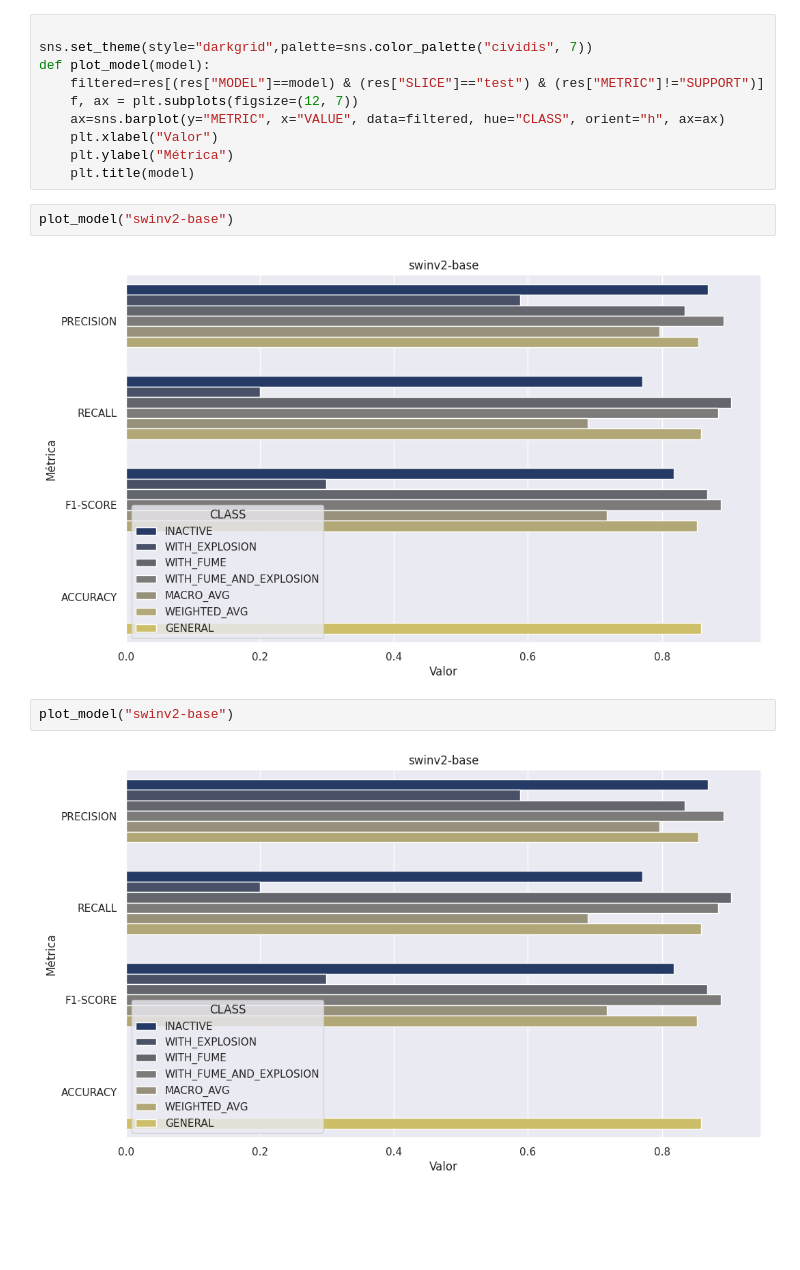
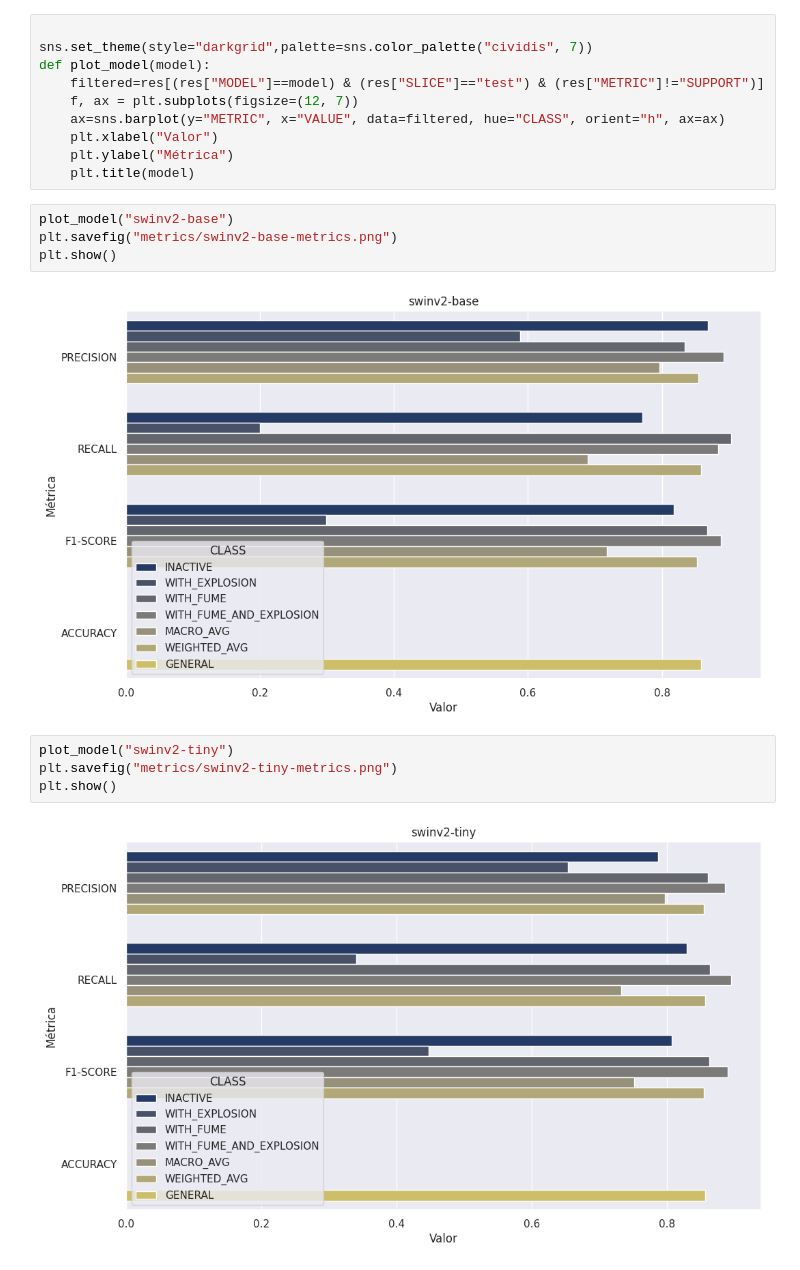
Before and after one commit to mirluvams/tesis, a Jupyter notebook: 8-representation.ipynb, the cells around one changed output. Drawn from its saved outputs; the diff is of its cells as text; blank space fills up the shorter version.

```diff
--- a/8-representation.ipynb
+++ b/8-representation.ipynb
@@ -83,10 +83,14 @@ def plot_model(model):
     plt.title(model)
 # %%
 plot_model("swinv2-base")
+plt.savefig("metrics/swinv2-base-metrics.png")
+plt.show()
 # %% [output]
 [figure]
 # %%
-plot_model("swinv2-base")
+plot_model("swinv2-tiny")
+plt.savefig("metrics/swinv2-tiny-metrics.png")
+plt.show()
 # %% [output]
-[figure, old version]
+[figure, new version]
 # %%
```
Also changed, not shown: parts of 2 cells of this notebook.
